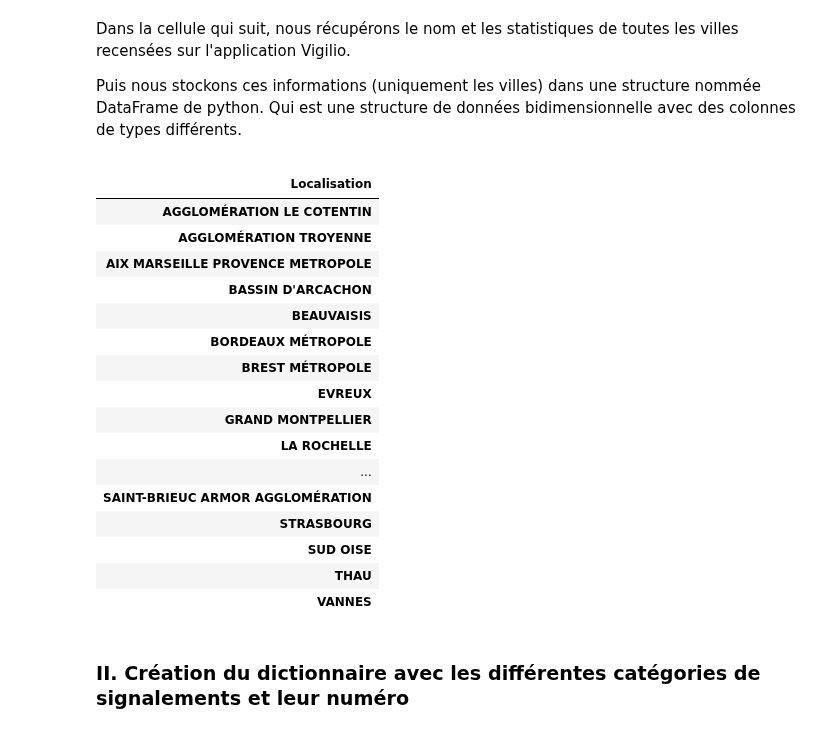
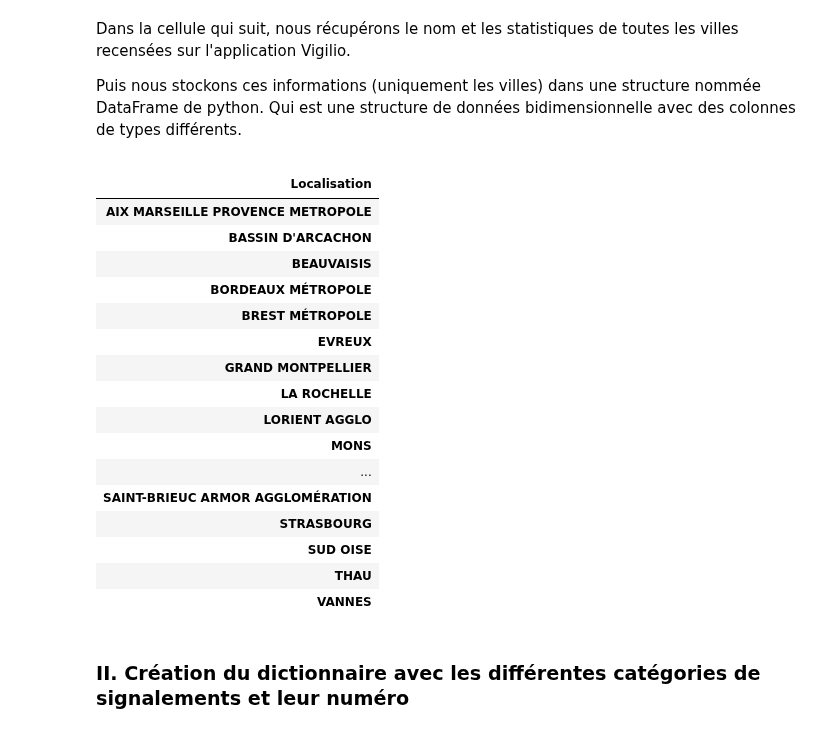
Before and after one commit to chenry02/vigilo-notebooks-bapav, a Jupyter notebook: vigilo2024/Data_process/data_collection.ipynb, the cells around one changed output. Cells and saved outputs as stored; diff of their text form; code cells hidden in the pictures.

```diff
--- a/vigilo2024/Data_process/data_collection.ipynb
+++ b/vigilo2024/Data_process/data_collection.ipynb
@@ -26,40 +26,36 @@ Dans la cellule qui suit, nous récupérons le nom et les statistiques de toutes
 Puis nous stockons ces informations (uniquement les villes) dans une structure nommée DataFrame de python. Qui est une structure de données bidimensionnelle avec des colonnes de types différents.
 # %%
 #Localisation des données
-dict_association_localisation = {"AGGLOMÉRATION LE COTENTIN":'https://vigilo.velorution-cherbourg.fr/get_issues.php?',
-                                 "AGGLOMÉRATION TROYENNE":'https://vigilo.troyesenselle.fr/get_issues.php?',
-                                 "AIX MARSEILLE PROVENCE METROPOLE":'https://vigilo.velosenville.org/get_issues.php?',
+dict_association_localisation = {"AIX MARSEILLE PROVENCE METROPOLE":'https://vigilo.velosenville.org/get_issues.php?',
                                  "BASSIN D'ARCACHON":'https://vigilo.velobassin.org/get_issues.php?',
                                  "BEAUVAISIS":'https://vigilo.vellovaque.fr/get_issues.php?',
                                  "BORDEAUX MÉTROPOLE":'https://vigilo.cycles-manivelles.org/get_issues.php?',
                                  "BREST MÉTROPOLE":'https://vigilo.bapav.org/get_issues.php?',
                                  "EVREUX":'https://vigilo.cube27.org/get_issues.php?',
                                  "GRAND MONTPELLIER":'https://vigilo.jesuisundesdeux.org/get_issues.php?',
                                  "LA ROCHELLE":'https://vigilo.-lr.corolo.fr/get_issues.php?',
                                  "LORIENT AGGLO":'https://vigilo.claav.fr/get_issues.php?',
                                  "MONS":'https://vigilo.geckonline.be/get_issues.php?',
                                  "NANCY AGGLOMÉRATION":'https://vigilo.rigelk.eu/get_issues.php?',
                                  "NANTES MÉTROPOLE":'https://vigilo.placeauvelo-nantes.fr/get_issues.php?',
                                  "NORD-ISÈRE (APIE)":'https://vigilo.apie-asso.net/get_issues.php?',
                                  "PARIS SACLAY":'https://api.vigilo-parissaclay.mdb-idf.org/get_issues.php?',
                                  "PAYS DE CHÂTEAUGIRON":'https://pouliquen.net/vigilo/get_issues.php?',
                                  "PÉRIGUEUX AGGLO":'https://vigilo.velorution-perigourdine.fr/get_issues.php?',
                                  "SAINT MARCELLIN VERCORS ISÈRE COMMUNAUTÉ":'https://vigilo.roulavelo.org/get_issues.php?',
                                  "SAINT-BRIEUC ARMOR AGGLOMÉRATION":'https://api-vigilo.velo-utile.fr/get_issues.php?',
                                  "STRASBOURG":'https://www.strasbourgavelo.eu/get_issues.php?',
                                  "SUD OISE":'https://vigilo.au5v.fr//get_issues.php?',
                                  "THAU":'https://prod-sete.vigilo.velocite-montpellier.fr/get_issues.php?',
                                  "VANNES":'https://vigilo.kaz.bzh/get_issues.php?'
                                 }
 
 df_localisation = pd.DataFrame(dict_association_localisation.keys(), columns=["Localisation"])
 df_localisation.set_index("Localisation", inplace=True)
 df_localisation
 # %% [output]
 |  |
 | Localisation |
-| AGGLOMÉRATION LE COTENTIN |
-| AGGLOMÉRATION TROYENNE |
 | AIX MARSEILLE PROVENCE METROPOLE |
 | BASSIN D'ARCACHON |
 | BEAUVAISIS |
@@ -68,6 +64,8 @@ df_localisation
 | EVREUX |
 | GRAND MONTPELLIER |
 | LA ROCHELLE |
+| LORIENT AGGLO |
+| MONS |
 | ... |
 | SAINT-BRIEUC ARMOR AGGLOMÉRATION |
 | STRASBOURG |
```
Also changed, not shown: parts of 5 cells of this notebook, 4 other files.
